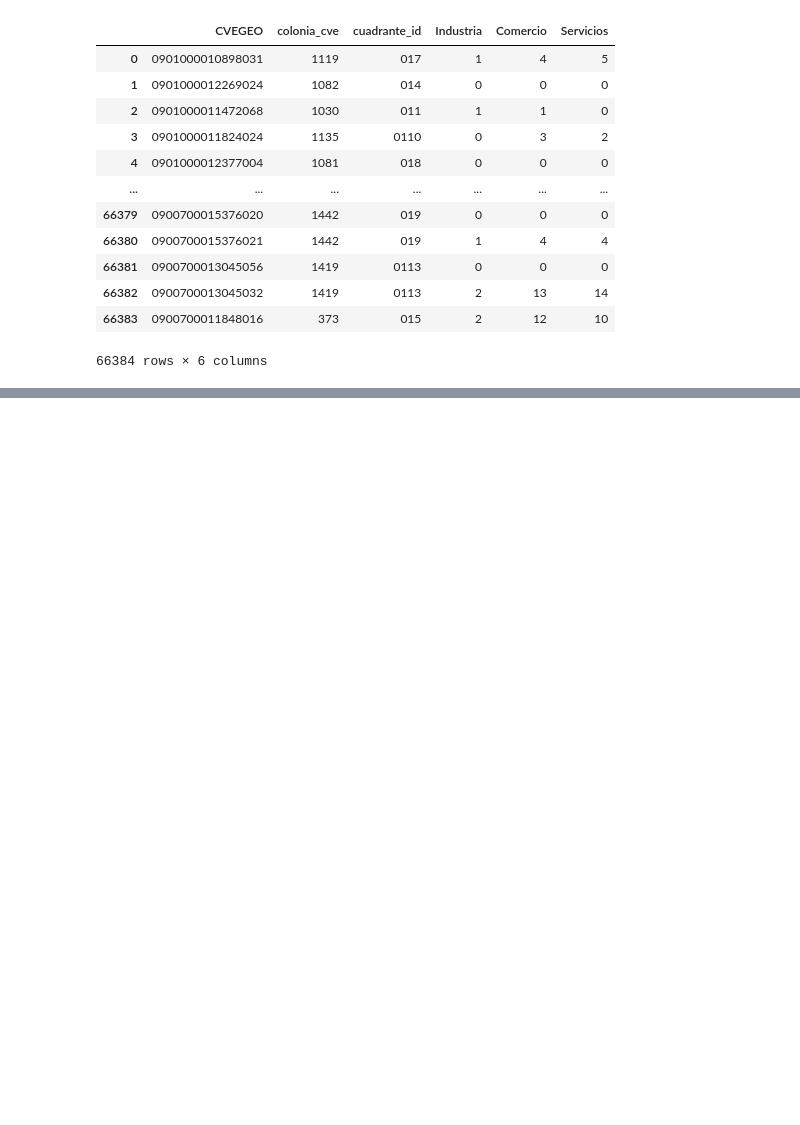
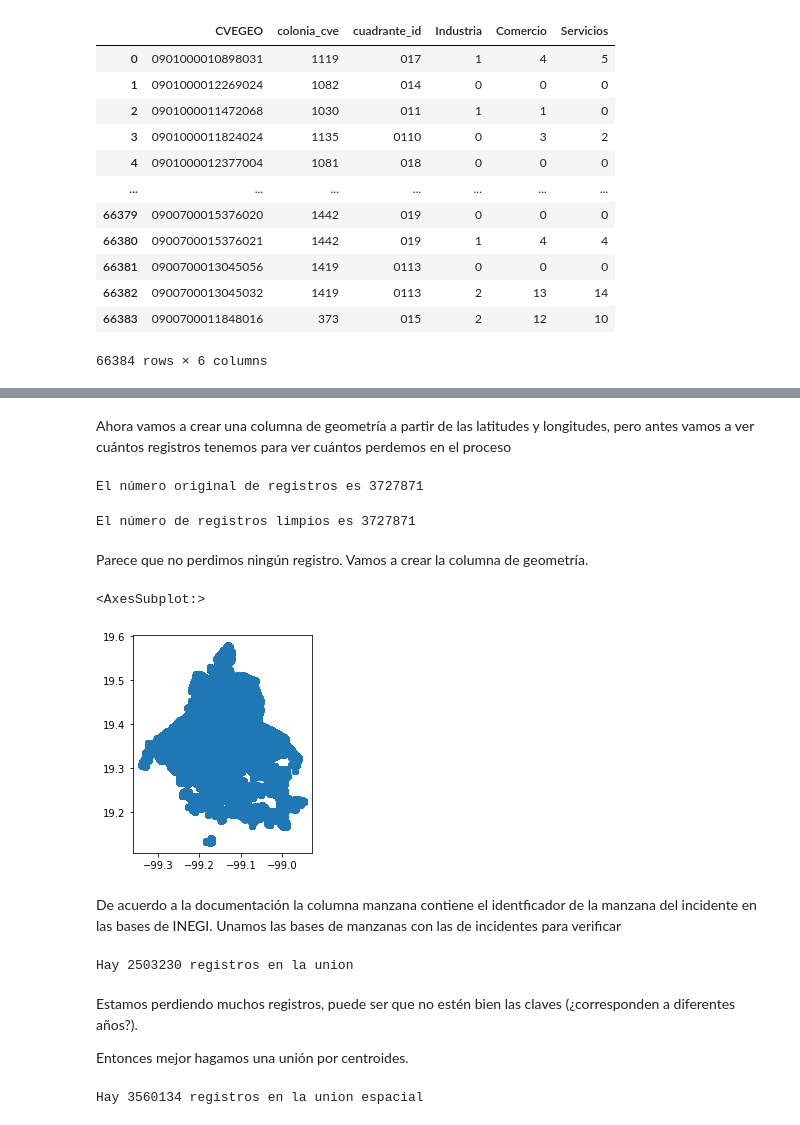
Before and after one commit to CentroGeo/criminologia_cdmx, a Jupyter notebook: _Bases_indicadores.ipynb, the cells around one changed output, grey strips where cells are left out. Cells and saved outputs as stored; diff of their text form; code cells hidden in the pictures; blank space fills up the shorter version.

Commit message:
Incidentes del 911 en etl.

```diff
--- a/_Bases_indicadores.ipynb
+++ b/_Bases_indicadores.ipynb
@@ -215,0 +226,3 @@ entropia.to_csv("datos/usos_suelo.csv", index=False)
+# %%
+datos_911 = pd.read_csv("datos/descargas/911_19-21_unidas.csv.zip", dtype=object)
+datos_911.head()
@@ -215,0 +239,5 @@ entropia.to_csv("datos/usos_suelo.csv", index=False)
+# %%
+datos_911 = datos_911.drop(columns=['aÃ±o_creacion', 'aÃ±o_cierre',
+                                    'aħo_creacion', 'aħo_cierre',
+                                    'geometry'])
+datos_911.head()
@@ -215,0 +251,23 @@ entropia.to_csv("datos/usos_suelo.csv", index=False)
+# %% [markdown]
+Ahora vamos a crear una columna de geometría a partir de las latitudes y longitudes, pero antes vamos a ver cuántos registros tenemos para ver cuántos perdemos en el proceso
+# %%
+print( "El número original de registros es %s"%(datos_911.shape[0]))
+# %% [output]
+El número original de registros es 3727871
+# %%
+datos_911.replace('NA', np.nan, inplace=True)
+datos_911.dropna(subset=['longitud_centroide', 'latitud_centroide'], how='any', inplace=True)
+print( "El número de registros limpios es %s"%(datos_911.shape[0]))
+# %% [output]
+El número de registros limpios es 3727871
+# %% [markdown]
+Parece que no perdimos ningún registro. Vamos a crear la columna de geometría.
+# %%
+datos_911 = gpd.GeoDataFrame(datos_911,
+                             geometry=gpd.points_from_xy(datos_911.longitud_centroide,
+                                                         datos_911.latitud_centroide))
+datos_911 = datos_911.set_crs(epsg=4326)
+datos_911.plot()
+# %% [output]
+<AxesSubplot:>
+[figure, added]
@@ -215,0 +276,19 @@ entropia.to_csv("datos/usos_suelo.csv", index=False)
+# %% [markdown]
+De acuerdo a la documentación la columna manzana contiene el identficador de la manzana del incidente en las bases de INEGI. Unamos las bases de manzanas con las de incidentes para verificar
+# %%
+manzanas = gpd.read_file("datos/descargas/manzanas_identificadores.gpkg")
+unidos = datos_911.merge(manzanas, left_on='manzana', right_on='CVEGEO')
+print( "Hay %s registros en la union "%(unidos.shape[0]))
+# %% [output]
+Hay 2503230 registros en la union
+# %% [markdown]
+Estamos perdiendo muchos registros, puede ser que no estén bien las claves (¿corresponden a diferentes años?).
+
+Entonces mejor hagamos una unión por centroides.
+# %%
+unidos = (datos_911.sjoin(manzanas[['colonia_cve', 'colonia_nombre',
+                                  'cuadrante_id', 'geometry']].to_crs(unidos.crs))
+         .drop(columns='index_right'))
+print( "Hay %s registros en la union espacial"%(unidos.shape[0]))
+# %% [output]
+Hay 3560134 registros en la union espacial
```
Also changed, not shown: parts of 12 cells of this notebook, 5 other files.
